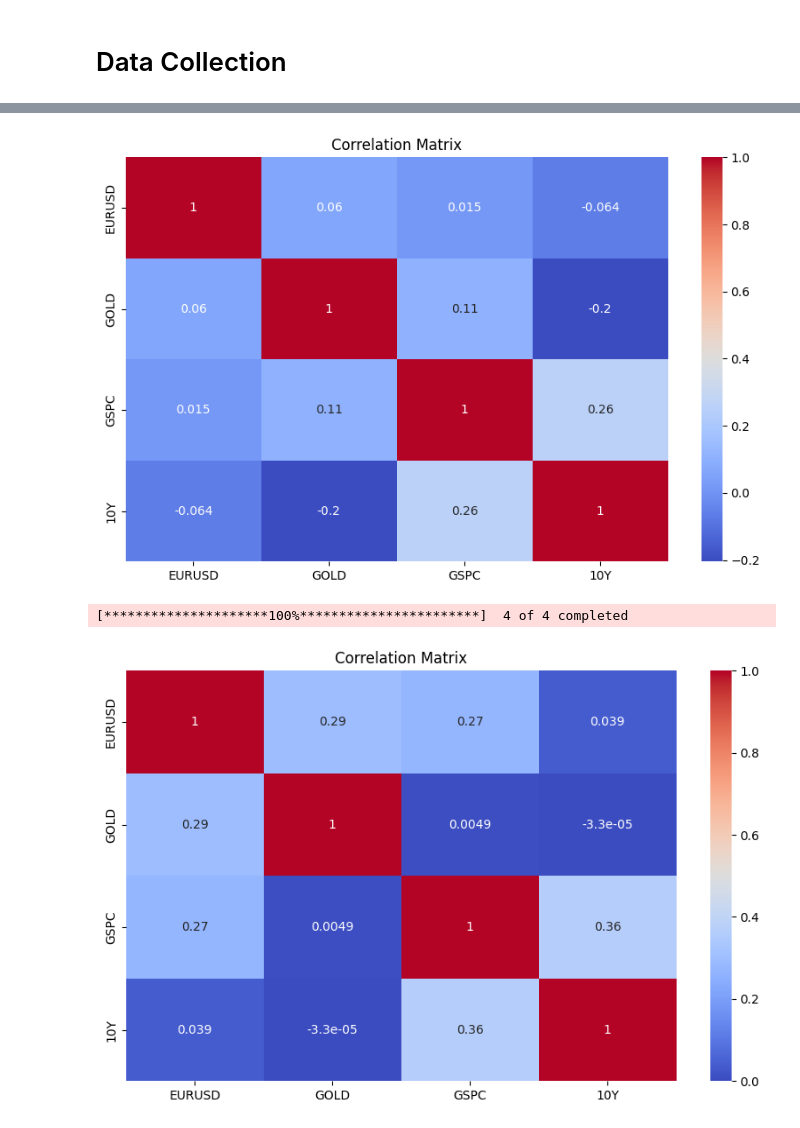
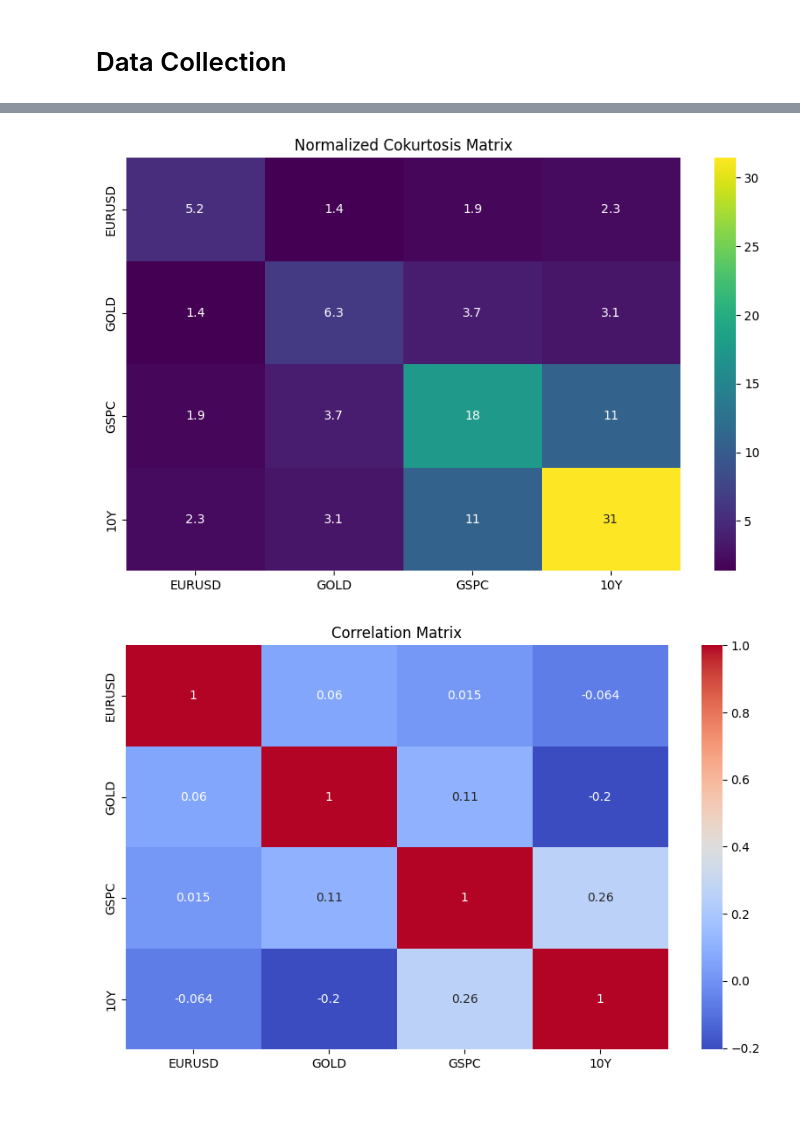
Before and after one commit to Mostafa-MMK/VaRBacktestingEngine, a Jupyter notebook: 01_Data_Preparation.ipynb, the cells around one changed output, grey strips where cells are left out. Drawn from its saved outputs; the diff is of its cells as text; code cells hidden in the pictures.

```diff
--- a/01_Data_Preparation.ipynb
+++ b/01_Data_Preparation.ipynb
@@ -53,6 +13,28 @@ plt.show()
 # %%
-# calculating log returns
-df_returns = np.log(df/(df.shift(1))).dropna()
+# Data collections and preparations
+
+symbols = ['^GSPC', 'GC=F', '^TNX','EURUSD=X']
+names = ['EURUSD', 'GOLD', 'GSPC', '10Y']
+
+def data_wrangling(symbols, names):
+  import yfinance as yf
+  import pandas as pd
+  df = yf.download(symbols, start = '2020-01-01', auto_adjust=True)['Close'].dropna()
+  df.columns = names
+  df['10Y'] = df['10Y']/100
+
+  # Standardizing the variables for comparison
+  df_standardized = (df - df.mean())/df.std()
+
+  # Calculation of log returns
+  df_returns = np.log(df/(df.shift(1))).dropna()
+
+  return df, df_standardized, df_returns
+
+# Extracting the sample data
+df, df_standardized, df_returns = data_wrangling(symbols, names)
+
+# Plotting the reutrns
 df_returns.plot(figsize=(10, 6))
 plt.xlabel('')
 plt.ylabel('Log Returns')
@@ -131,27 +191,18 @@ df_stats.T
 # %%
-# Correlation Matrix
-df_corr = df_returns.corr()
+import matplotlib.pyplot as plt
+import seaborn as sns
+
+# Heatmap for df_normalized_cokurtosis
 plt.figure(figsize=(10, 6))
-sns.heatmap(df_corr, annot = True, cmap = 'coolwarm')
+sns.heatmap(df_normalized_cokurtosis, annot=True, cmap='viridis')
+plt.title('Normalized Cokurtosis Matrix')
+plt.show()
+
+# Heatmap for df_corr
+plt.figure(figsize=(10, 6))
+sns.heatmap(df_corr, annot=True, cmap='coolwarm')
 plt.title('Correlation Matrix')
 plt.show()
 # %% [output]
-[figure, old version]
+[figure, new version]
+[figure, added]
-# %%
-# correlations accross the stressed periods
-
-symbols = ['^GSPC', 'GC=F', '^TNX','EURUSD=X']
-df_stressed = yf.download(symbols, start = '2007-01-01', end = '2009-12-31', auto_adjust=True)['Close'].dropna()
-df_stressed.columns = ['EURUSD', 'GOLD', 'GSPC', '10Y']
-df_stressed['10Y'] = df_stressed['10Y']/100
-
-# Stressed Periods Correlations
-df_stressed_returns = np.log(df_stressed/(df_stressed.shift(1))).dropna()
-df_stressed_corr = df_stressed_returns.corr()
-plt.figure(figsize=(10, 6))
-sns.heatmap(df_stressed_corr, annot = True, cmap = 'coolwarm')
-plt.title('Correlation Matrix')
-plt.show()
-# %% [output]
-[*********************100%***********************]  4 of 4 completed
-[figure, removed]
```
Also changed, not shown: parts of 20 cells of this notebook.
